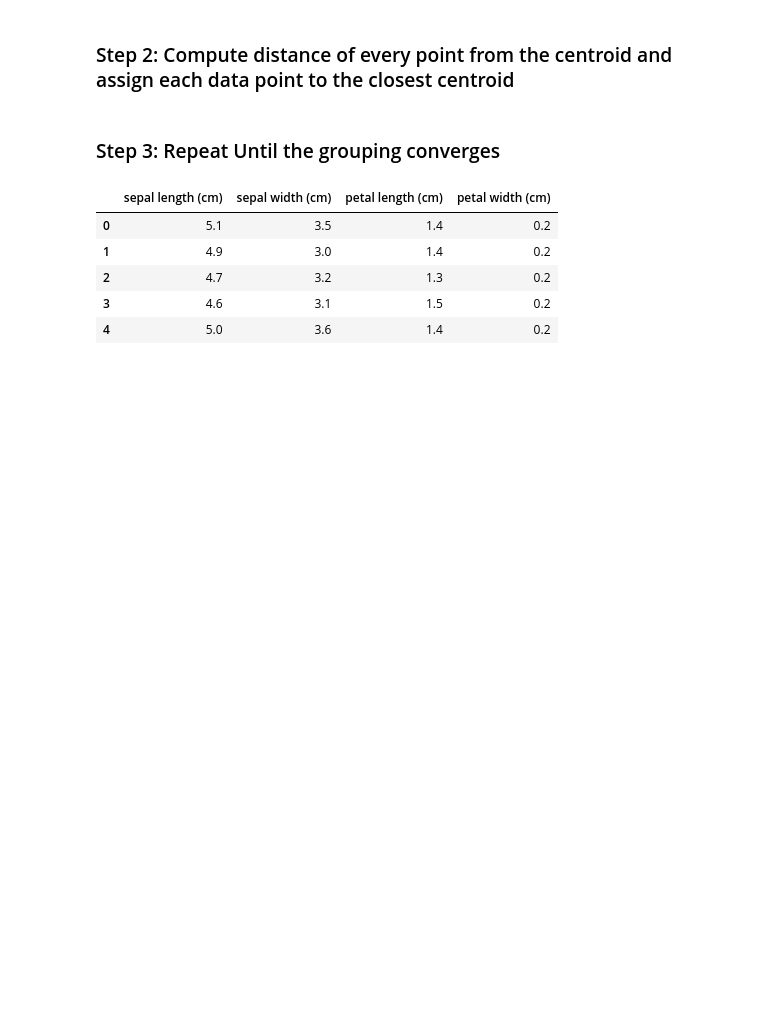
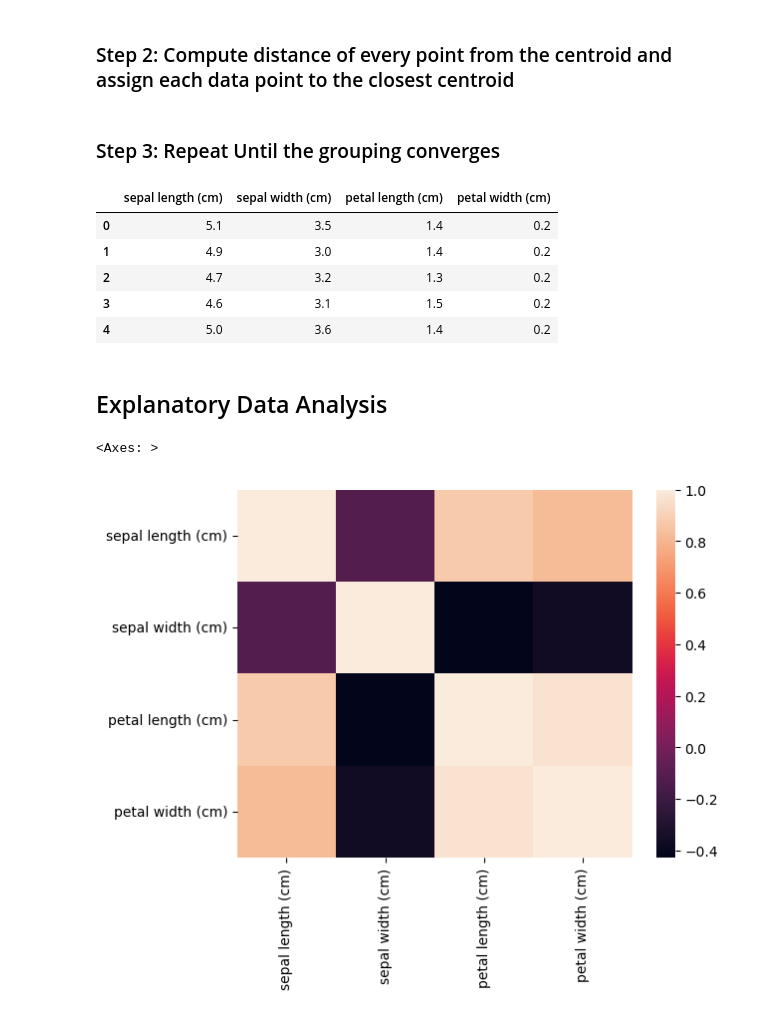
Before and after one commit to KalebAsratemedhin/ML-labs, a Jupyter notebook: K-means/k-means-clustering-scratch.ipynb, the cells around one changed output. Saved outputs shown, nothing was run; the diff lists cells and outputs as text; code cells hidden in the pictures; blank space fills up the shorter version.

```diff
--- a/K-means/k-means-clustering-scratch.ipynb
+++ b/K-means/k-means-clustering-scratch.ipynb
@@ -81,3 +88,12 @@ df.head()
 | 2 | 4.7 | 3.2 | 1.3 | 0.2 |
 | 3 | 4.6 | 3.1 | 1.5 | 0.2 |
 | 4 | 5.0 | 3.6 | 1.4 | 0.2 |
+# %% [markdown]
+## Explanatory Data Analysis
+# %%
+correlation = df.corr()
+# plt.plot(df.corr())
+sns.heatmap(correlation)
+# %% [output]
+<Axes: >
+[figure, added]
```
Also changed, not shown: parts of 13 cells of this notebook, 1 other file.
